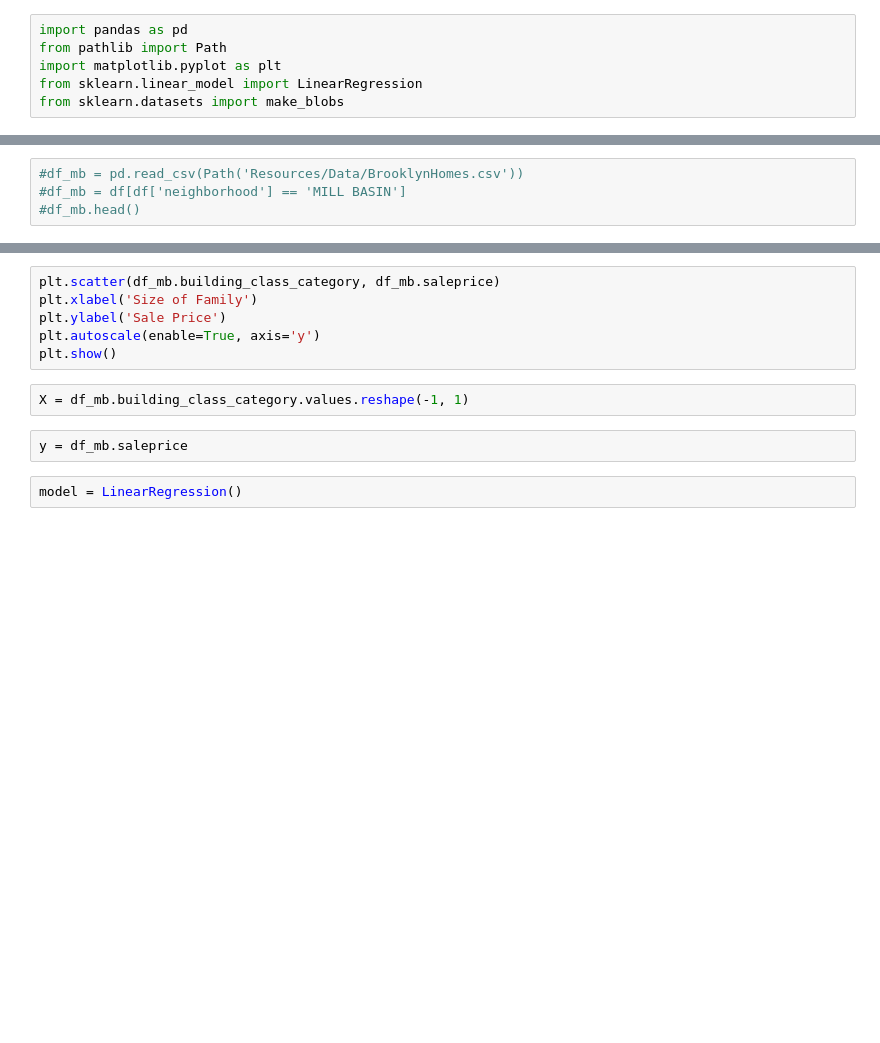
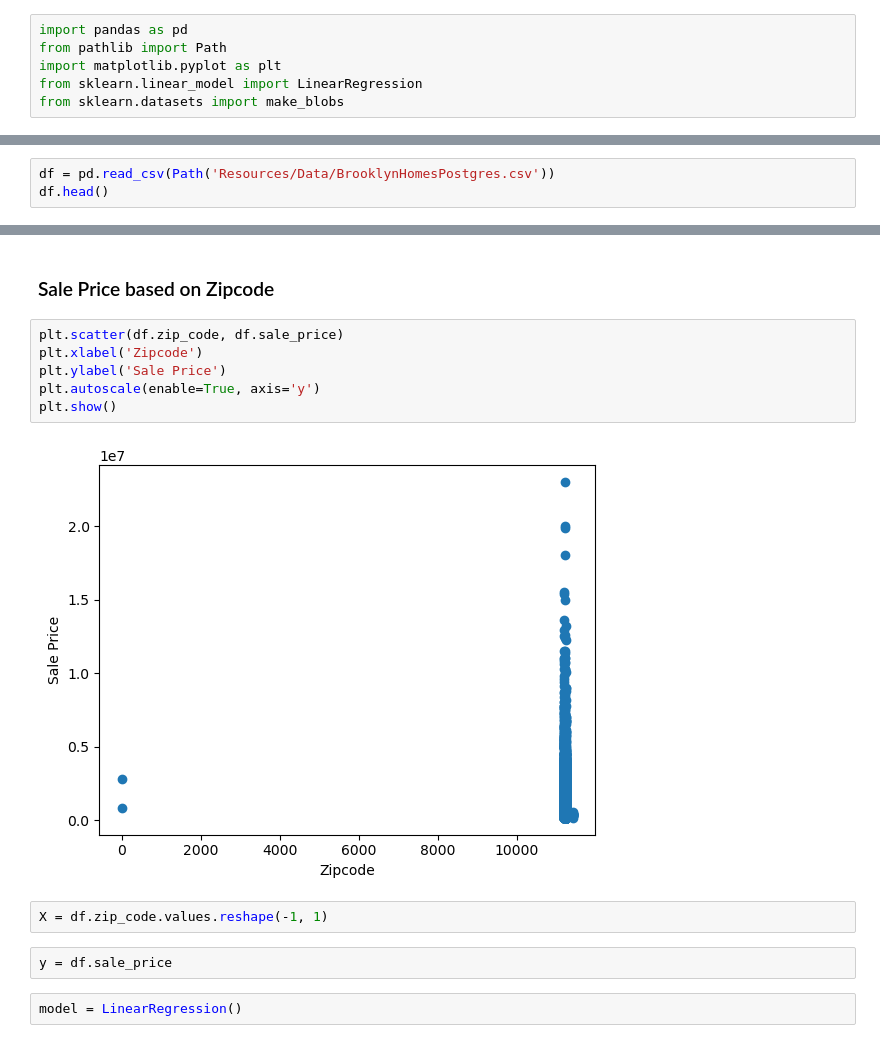
Before and after one commit to jasonmontes94/BrooklynHousingAnalysis, a Jupyter notebook: MLModelPOSTGRES.ipynb, the cells around one changed output, grey strips where cells are left out. Cells and saved outputs as stored; diff of their text form; blank space fills up the shorter version.

```diff
--- a/MLModelPOSTGRES.ipynb
+++ b/MLModelPOSTGRES.ipynb
@@ -34,4 +32,3 @@ ModuleNotFoundError: No module named 'psycopg2'
 # %%
-#df_mb = pd.read_csv(Path('Resources/Data/BrooklynHomes.csv'))
-#df_mb = df[df['neighborhood'] == 'MILL BASIN']
-#df_mb.head()
+df = pd.read_csv(Path('Resources/Data/BrooklynHomesPostgres.csv'))
+df.head()
@@ -38,13 +43,17 @@ ModuleNotFoundError: No module named 'psycopg2'
+# %% [markdown]
+### Sale Price based on Zipcode
 # %%
-plt.scatter(df_mb.building_class_category, df_mb.saleprice)
-plt.xlabel('Size of Family')
+plt.scatter(df.zip_code, df.sale_price)
+plt.xlabel('Zipcode')
 plt.ylabel('Sale Price')
 plt.autoscale(enable=True, axis='y')
 plt.show()
+# %% [output]
+[figure, added]
 # %%
-X = df_mb.building_class_category.values.reshape(-1, 1)
+X = df.zip_code.values.reshape(-1, 1)
 # %%
-y = df_mb.saleprice
+y = df.sale_price
 # %%
 model = LinearRegression()
 # %%
```
Also changed, not shown: parts of 7 cells of this notebook, 2 other files.
